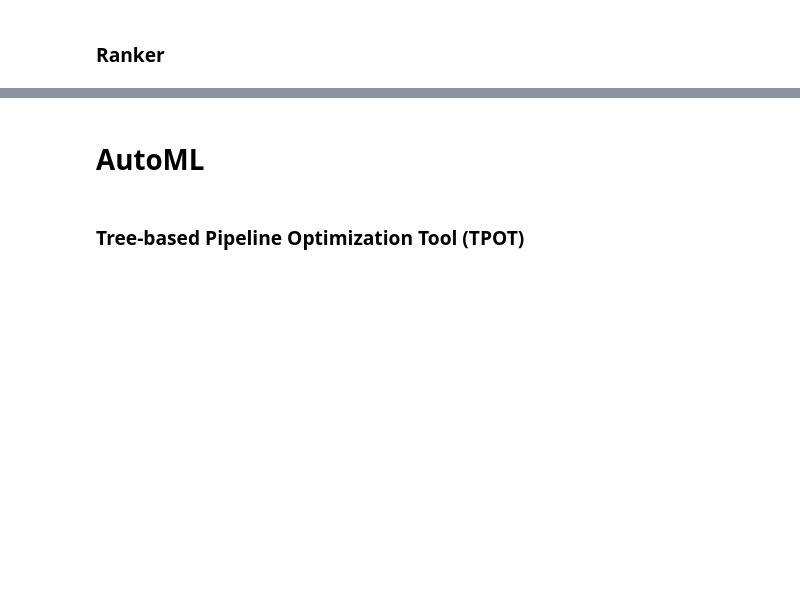
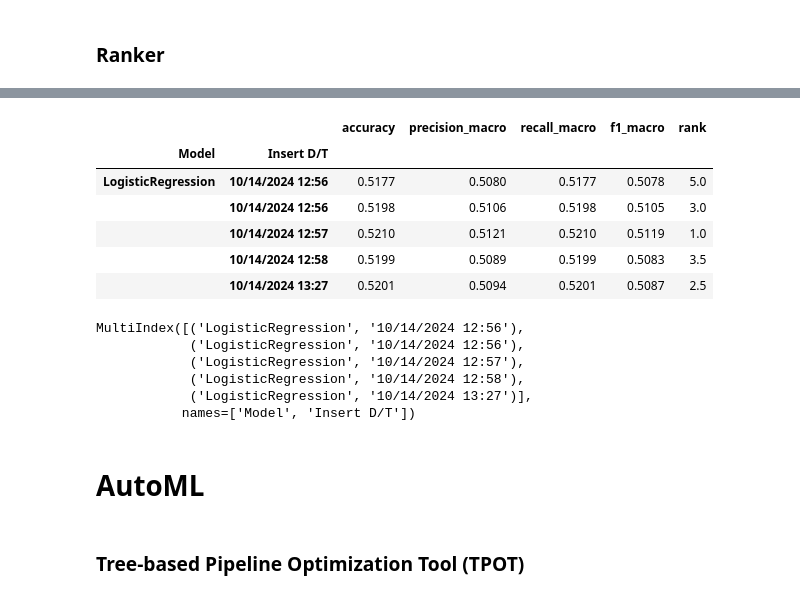
Before and after one commit to Spin8Cycle/diabHI, a Jupyter notebook: diabetes_health_indicator.ipynb, the cells around one changed output, grey strips where cells are left out. Drawn from its saved outputs; the diff is of its cells as text; code cells hidden in the pictures; blank space fills up the shorter version.

```diff
--- a/diabetes_health_indicator.ipynb
+++ b/diabetes_health_indicator.ipynb
@@ -1045,0 +1054,3 @@ BadZipFile: File is not a zip file
+# %%
+samp = test._df()
+samp
@@ -1045,0 +1066,3 @@ BadZipFile: File is not a zip file
+# %%
+samp2 = samp[['M/S', 'Insert D/T']].reset_index().set_index(['Model', 'Insert D/T'])
+samp2
@@ -1045,0 +1078,7 @@ BadZipFile: File is not a zip file
+# %%
+import ast
+def str_to_dict(row):
+        return ast.literal_eval(row)
+# %%
+samp2['Metrics:Scores'] = samp2['M/S'].apply(str_to_dict)
+samp2
@@ -1046,3 +1094,31 @@ BadZipFile: File is not a zip file
+# %%
+vals = []
+ind = []
+for i in samp2[['Metrics:Scores']].iterrows():
+    ind.append(i[0])
+    vals.append(i[1].values[0])
+
+multi_index = pd.MultiIndex.from_tuples(ind, names=['Model', 'Insert D/T'])
+rdf = pd.DataFrame(data=vals, index=multi_index)
+rdf['rank'] = rdf.rank(axis=0, ascending=False).mean(axis=1)
+rdf
+# %% [output]
+|  |  | accuracy | precision_macro | recall_macro | f1_macro | rank |
+| Model | Insert D/T |  |  |  |  |  |
+| LogisticRegression | 10/14/2024 12:56 | 0.5177 | 0.5080 | 0.5177 | 0.5078 | 5.0 |
+|  | 10/14/2024 12:56 | 0.5198 | 0.5106 | 0.5198 | 0.5105 | 3.0 |
+|  | 10/14/2024 12:57 | 0.5210 | 0.5121 | 0.5210 | 0.5119 | 1.0 |
+|  | 10/14/2024 12:58 | 0.5199 | 0.5089 | 0.5199 | 0.5083 | 3.5 |
+|  | 10/14/2024 13:27 | 0.5201 | 0.5094 | 0.5201 | 0.5087 | 2.5 |
+# %%
+pd.MultiIndex.from_tuples(ind[0:-1], names=['Model', 'Insert D/T'])
+# %% [output]
+MultiIndex([('LogisticRegression', '10/14/2024 12:56'),
+            ('LogisticRegression', '10/14/2024 12:56'),
+            ('LogisticRegression', '10/14/2024 12:57'),
+            ('LogisticRegression', '10/14/2024 12:58'),
+            ('LogisticRegression', '10/14/2024 13:27')],
+           names=['Model', 'Insert D/T'])
 # %% [markdown]
 # AutoML
 # %% [markdown]
```
Also changed, not shown: parts of 23 cells of this notebook, 3 other files.
